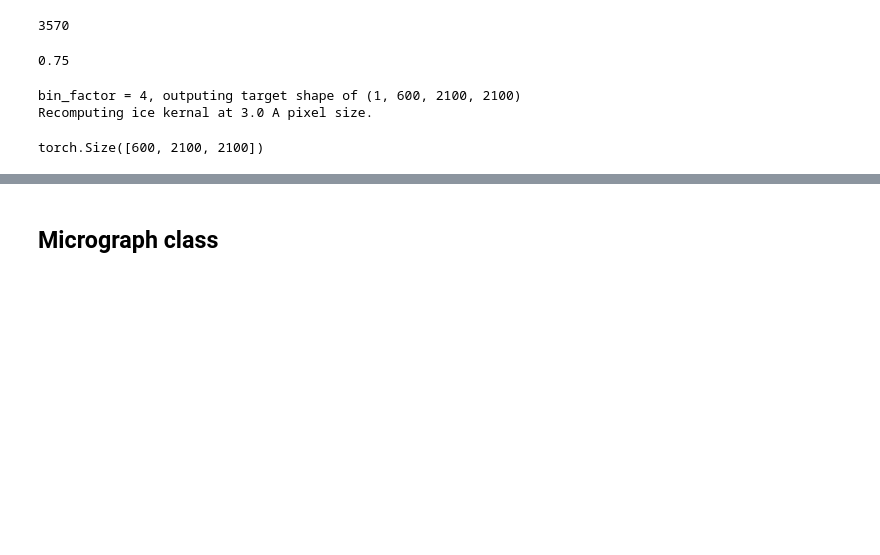
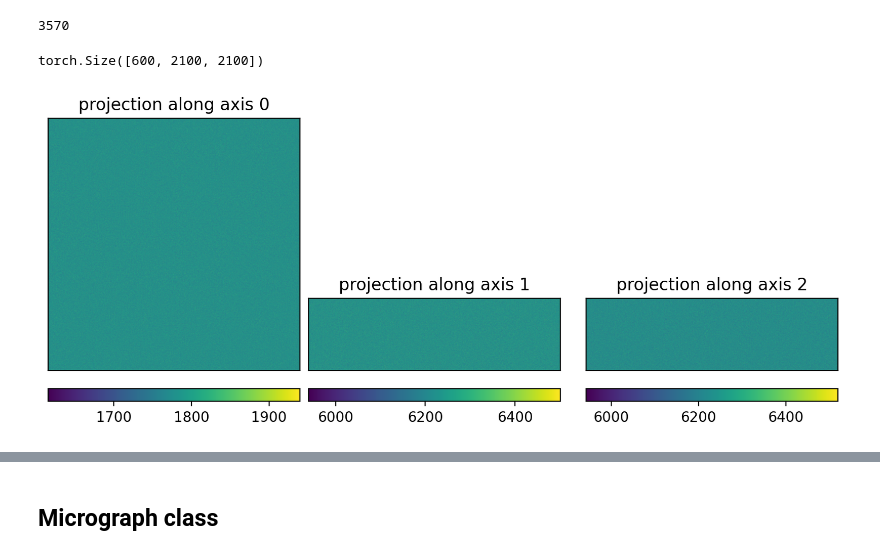
Before and after one commit to joelyeois/specter, a Jupyter notebook: demo-notebooks/tilt-series-generator.ipynb, the cells around one changed output, grey strips where cells are left out. Drawn from its saved outputs; the diff is of its cells as text; code cells hidden in the pictures; blank space fills up the shorter version.

```diff
--- a/demo-notebooks/tilt-series-generator.ipynb
+++ b/demo-notebooks/tilt-series-generator.ipynb
@@ -53,6 +56,7 @@ print(tomo.shape)
 torch.Size([600, 2100, 2100])
 # %%
 dx = 3  # voxel size based on imported volume
+device = "cuda:1"
 # %% [markdown]
 ## Add ice
 # %%
@@ -64,30 +68,12 @@ print(required_nxy)
 # %% [output]
 3570
 # %%
-# note: change ice_dx to range between 1.25 - 0.5 A. This is needed for our
-# ice algorithm to work normally.
-# choose value based on integer division with dx.
-# for e.g., for dx = 10A, we can choose ice_dx = 1A with bin_factor of 10.
-bin_factor = 4
-ice_dx = dx / bin_factor  # this should range between 0.5A - 1.25A
-im = Icemaker(n=256, dx=ice_dx)  # keep n=256.
-print(ice_dx)
+bank = IceBank(dx=dx, n=100, method="gd", num_unique=8).to(device)
+bank.build()  # pre-generate unique ice cubes into the cache
-# %% [output]
-0.75
 # %%
 ice = torch.squeeze(
-    im.generate_big_ice_fast(
-        (
-            1,
-            tomo.shape[0] * bin_factor,
-            tomo.shape[1] * bin_factor,
-            tomo.shape[2] * bin_factor,
-        ),
-        bin_factor=bin_factor,
-    )
+    bank.generate_big_ice((1, tomo.shape[0], tomo.shape[1], tomo.shape[2]))
 )
 ice.shape
 # %% [output]
-bin_factor = 4, outputing target shape of (1, 600, 2100, 2100)
-Recomputing ice kernal at 3.0 A pixel size.
+torch.Size([600, 2100, 2100])
-torch.Size([600, 2100, 2100])
@@ -94,3 +84,7 @@ torch.Size([600, 2100, 2100])
+# %%
+plot3d(ice.cpu())
+# %% [output]
+[figure, added]
 # %%
 tomo_to_ice_ratio = 0.75
 # ice, tomo = pad_to_common_shape(ice, tomo)
```
Also changed, not shown: parts of 11 cells of this notebook, 9 other files.
